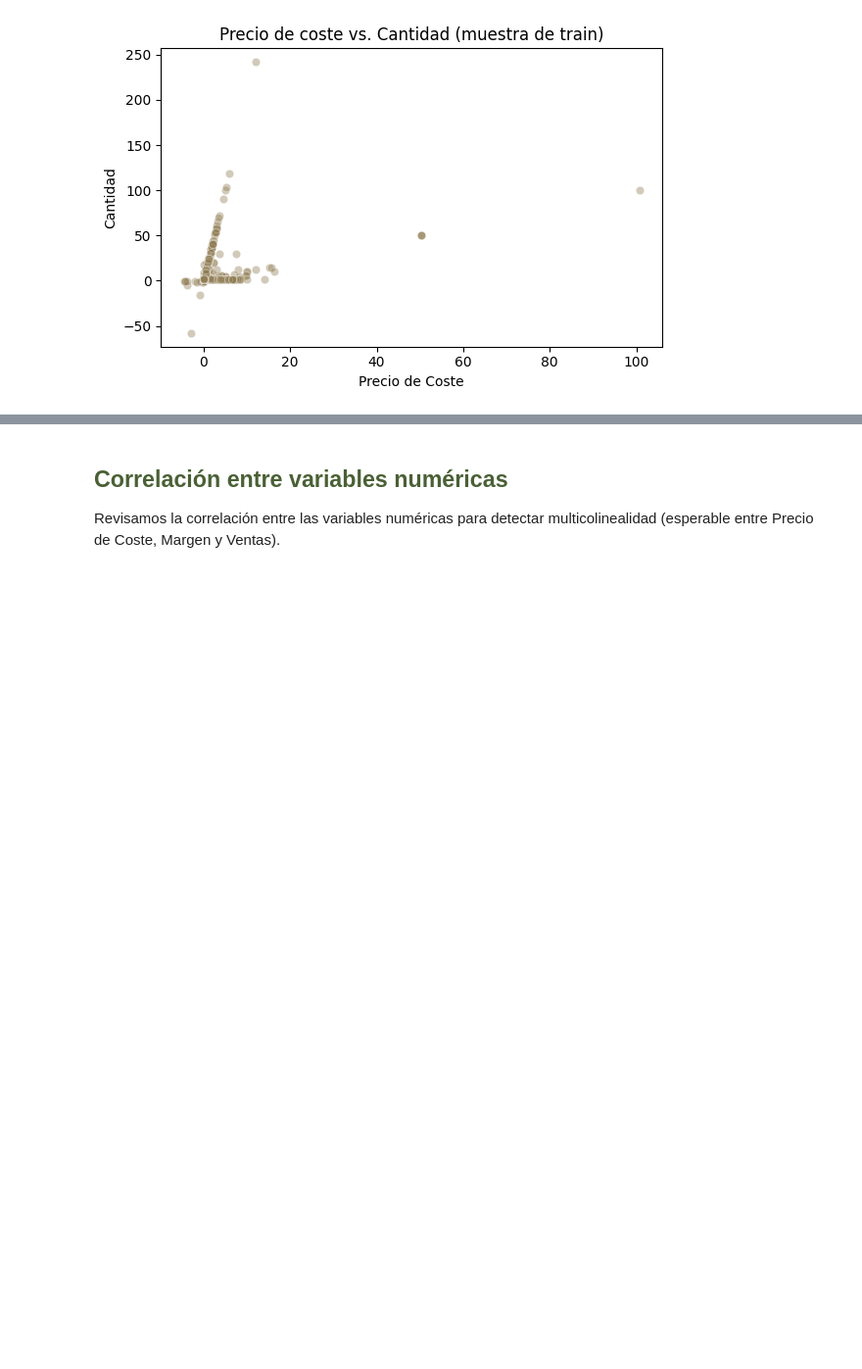
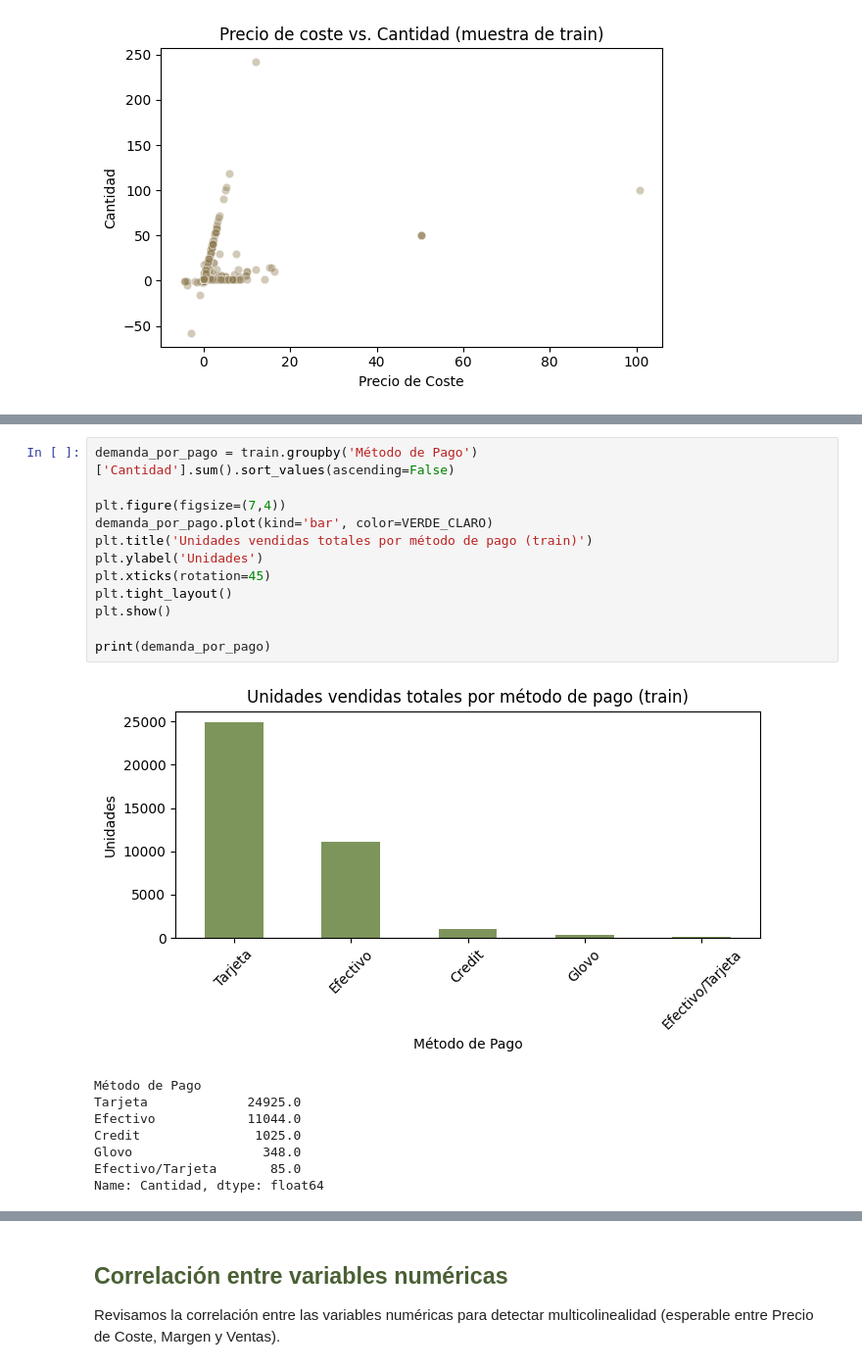
Before and after one commit to terelopdel-sketch/ML_Trazos_y_hojas, a Jupyter notebook: src/notebooks/EDA.ipynb, the cells around one changed output, grey strips where cells are left out. Shown at 98% size. Saved outputs shown, nothing was run; the diff lists cells and outputs as text; blank space fills up the shorter version.

```diff
--- a/src/notebooks/EDA.ipynb
+++ b/src/notebooks/EDA.ipynb
@@ -327,0 +332,21 @@ plt.show()
+# %%
+demanda_por_pago = train.groupby('Método de Pago')['Cantidad'].sum().sort_values(ascending=False)
+
+plt.figure(figsize=(7,4))
+demanda_por_pago.plot(kind='bar', color=VERDE_CLARO)
+plt.title('Unidades vendidas totales por método de pago (train)')
+plt.ylabel('Unidades')
+plt.xticks(rotation=45)
+plt.tight_layout()
+plt.show()
+
+print(demanda_por_pago)
+# %% [output]
+[figure, added]
+Método de Pago
+Tarjeta             24925.0
+Efectivo            11044.0
+Credit               1025.0
+Glovo                 348.0
+Efectivo/Tarjeta       85.0
+Name: Cantidad, dtype: float64
```
Also changed, not shown: parts of 5 cells of this notebook.
